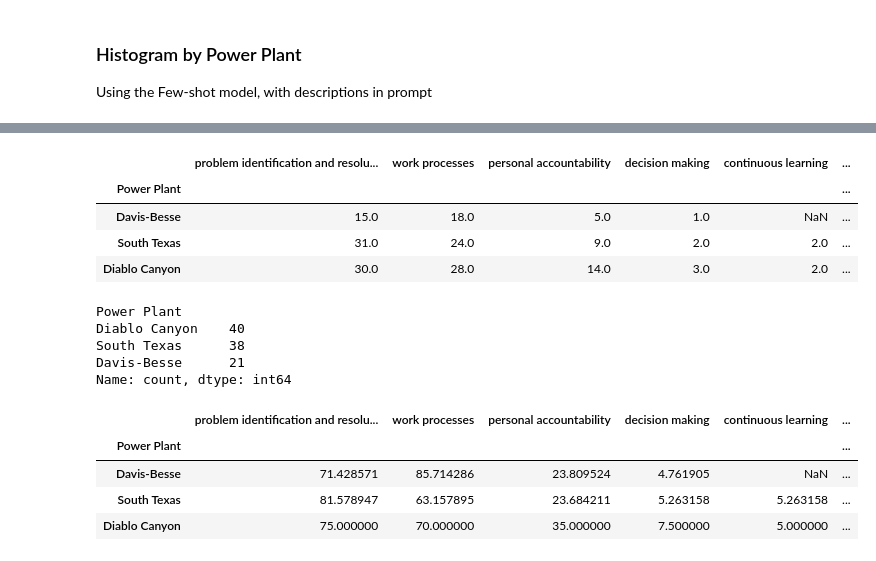
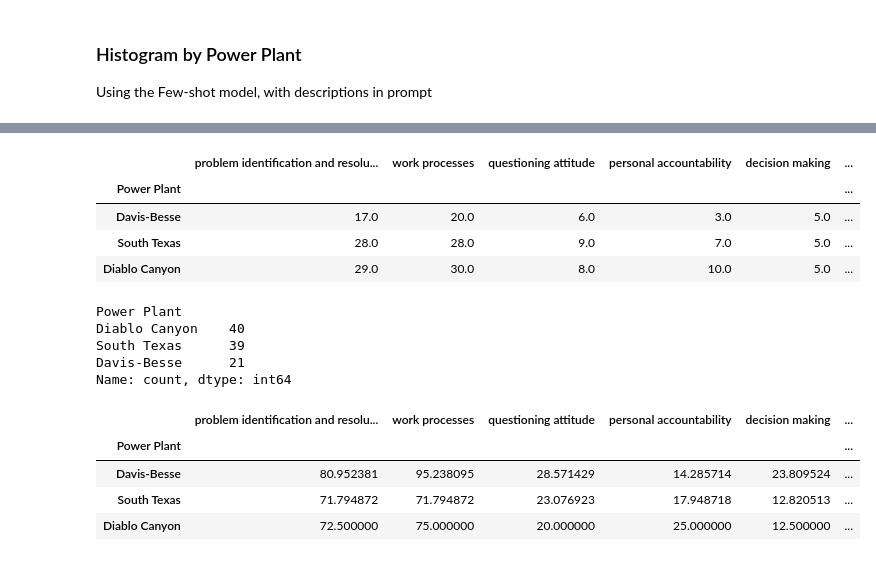
Before and after one commit to besartmujeci/544-Project, a Jupyter notebook: Visualizations.ipynb, the cells around one changed output, grey strips where cells are left out. Drawn from its saved outputs; the diff is of its cells as text; code cells hidden in the pictures.

```diff
--- a/Visualizations.ipynb
+++ b/Visualizations.ipynb
@@ -145,0 +176,3 @@ df3.head()
+# %%
+df_hist = pd.read_csv("FewShot_Keywords_FewExamples_All.csv")
+df_hist.head()
@@ -146,6 +186,6 @@ df3.head()
 # %%
 # Flatten the data and count occurrences of each safety trait
-traits_list = [ast.literal_eval(x) for x in df3["Predicted Labels"]]
+traits_list = [ast.literal_eval(x) for x in df_hist["Predicted Labels"]]
 all_traits = [trait for sublist in traits_list for trait in sublist]
 trait_counts = Counter(all_traits)
 # %%
@@ -156,7 +196,7 @@ df_Counts['Power Plant'] = plants
 df_Counts.set_index('Power Plant',inplace=True)
 
 for plant in plants:
-    plant_df = df3[df3['Power Plant'] == plant]
+    plant_df = df_hist[df_hist['Power Plant'] == plant]
     traits_list = [ast.literal_eval(x) for x in plant_df["Predicted Labels"]]
     all_traits = [trait for sublist in traits_list for trait in sublist]
     item_counts = Counter(all_traits)
@@ -164,40 +204,40 @@ for plant in plants:
         df_Counts.at[plant,trait] = int(count)
 df_Counts
 # %% [output]
-|  | problem identification and resolu... | work processes | personal accountability | decision making | continuous learning | ... |
+|  | problem identification and resolu... | work processes | questioning attitude | personal accountability | decision making | ... |
 | Power Plant |  |  |  |  |  | ... |
-| Davis-Besse | 15.0 | 18.0 | 5.0 | 1.0 | NaN | ... |
-| South Texas | 31.0 | 24.0 | 9.0 | 2.0 | 2.0 | ... |
-| Diablo Canyon | 30.0 | 28.0 | 14.0 | 3.0 | 2.0 | ... |
+| Davis-Besse | 17.0 | 20.0 | 6.0 | 3.0 | 5.0 | ... |
+| South Texas | 28.0 | 28.0 | 9.0 | 7.0 | 5.0 | ... |
+| Diablo Canyon | 29.0 | 30.0 | 8.0 | 10.0 | 5.0 | ... |
 # %%
-plant_counts = df3['Power Plant'].value_counts()
+plant_counts = df6['Power Plant'].value_counts()
 plant_counts
 # %% [output]
 Power Plant
 Diablo Canyon    40
-South Texas      38
+South Texas      39
 Davis-Besse      21
 Name: count, dtype: int64
 # %%
 #PERCENTAGE OF OCCURRENCES
 for plant in plant_counts.index:
-    plant_df = df3[df3['Power Plant'] == plant]
+    plant_df = df_hist[df_hist['Power Plant'] == plant]
     num_occurrences = len(plant_df)
     traits_list = [ast.literal_eval(x) for x in plant_df["Predicted Labels"]]
     all_traits = [trait for sublist in traits_list for trait in sublist]
     item_counts = Counter(all_traits)
     total_counts = sum(item_counts.values())
 
     # Calculate percentages and assign them to the DataFrame
     percentages = {trait: (count / num_occurrences) * 100 for trait, count in item_counts.items()}
     df_Counts.loc[plant] = percentages
 df_Counts
 # %% [output]
-|  | problem identification and resolu... | work processes | personal accountability | decision making | continuous learning | ... |
+|  | problem identification and resolu... | work processes | questioning attitude | personal accountability | decision making | ... |
 | Power Plant |  |  |  |  |  | ... |
-| Davis-Besse | 71.428571 | 85.714286 | 23.809524 | 4.761905 | NaN | ... |
-| South Texas | 81.578947 | 63.157895 | 23.684211 | 5.263158 | 5.263158 | ... |
-| Diablo Canyon | 75.000000 | 70.000000 | 35.000000 | 7.500000 | 5.000000 | ... |
+| Davis-Besse | 80.952381 | 95.238095 | 28.571429 | 14.285714 | 23.809524 | ... |
+| South Texas | 71.794872 | 71.794872 | 23.076923 | 17.948718 | 12.820513 | ... |
+| Diablo Canyon | 72.500000 | 75.000000 | 20.000000 | 25.000000 | 12.500000 | ... |
 # %%
 # row_sums = df_Counts.sum(axis=1)
 # row_sums
```
Also changed, not shown: parts of 9 cells of this notebook, 8 other files.
